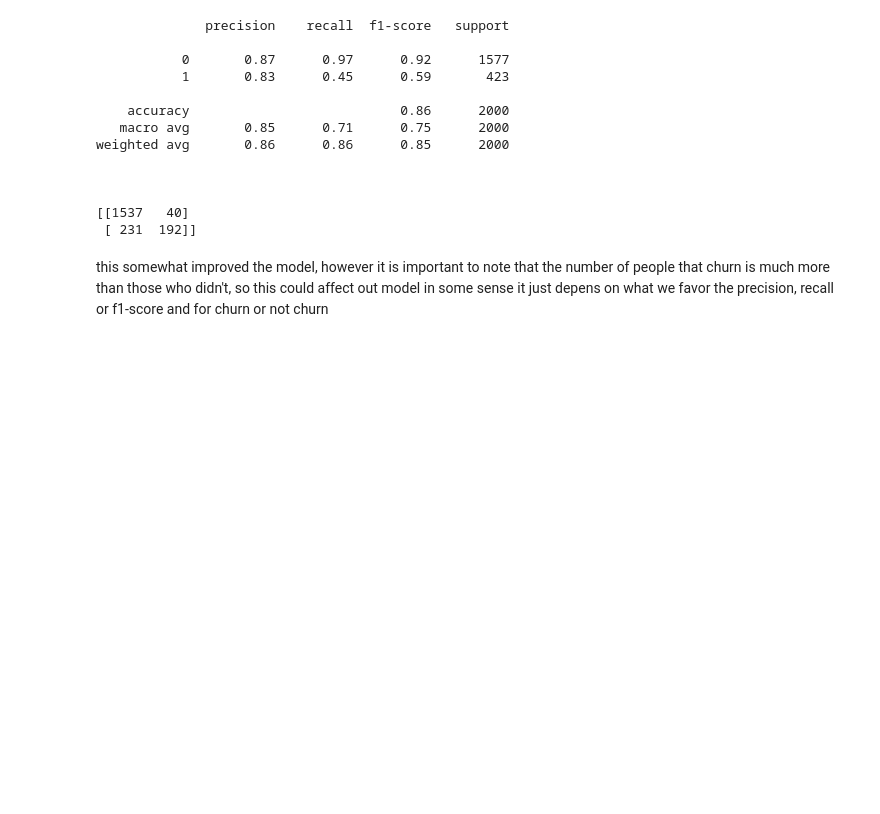
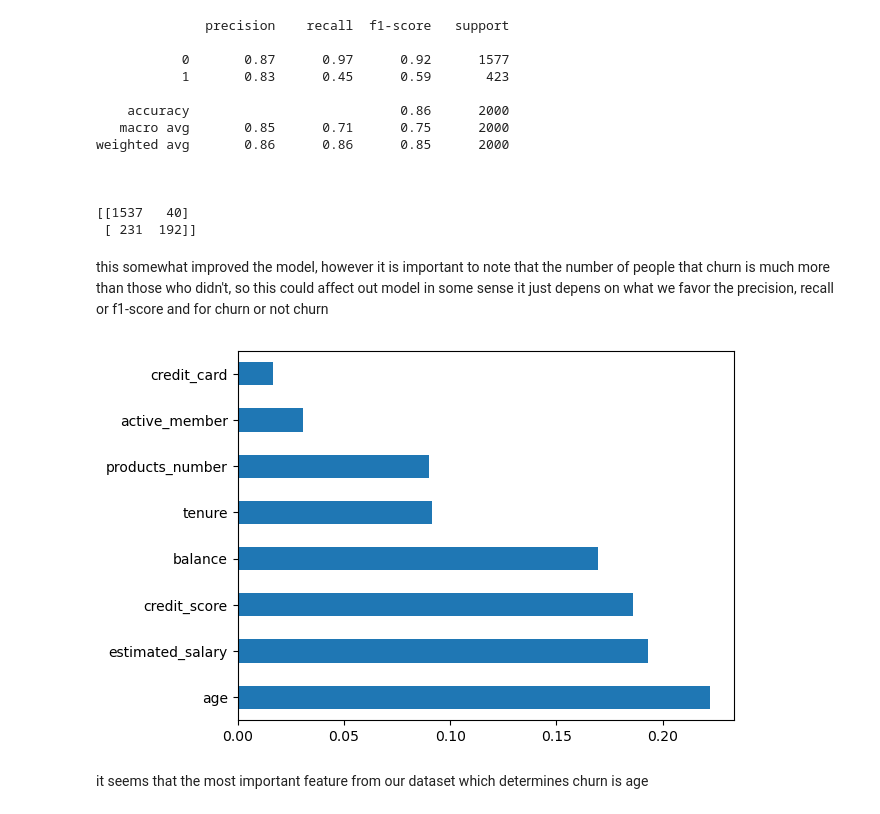
Before and after one commit to bakasheddy/RetainMe-Predicting-Customer-Retention, a Jupyter notebook: Notebook.ipynb, the cells around one changed output. Saved outputs shown, nothing was run; the diff lists cells and outputs as text; code cells hidden in the pictures; blank space fills up the shorter version.

```diff
--- a/Notebook.ipynb
+++ b/Notebook.ipynb
@@ -427,3 +427,12 @@ weighted avg       0.86      0.86      0.85      2000
  [ 231  192]]
 # %% [markdown]
 this somewhat improved the model, however it is important to note that the number of people that churn is much more than those who didn't, so this could affect out model in some sense it just depens on what we favor the precision, recall or f1-score and for churn or not churn
+# %%
+#plot graph of feature importances for better visualization
+feat_importances = pd.Series(ada.feature_importances_, index=X.columns)
+feat_importances.nlargest(10).plot(kind='barh')
+plt.show()
+# %% [output]
+[figure, added]
+# %% [markdown]
+it seems that the most important feature from our dataset which determines churn is age
```
Also changed, not shown: parts of 1 cell of this notebook.
